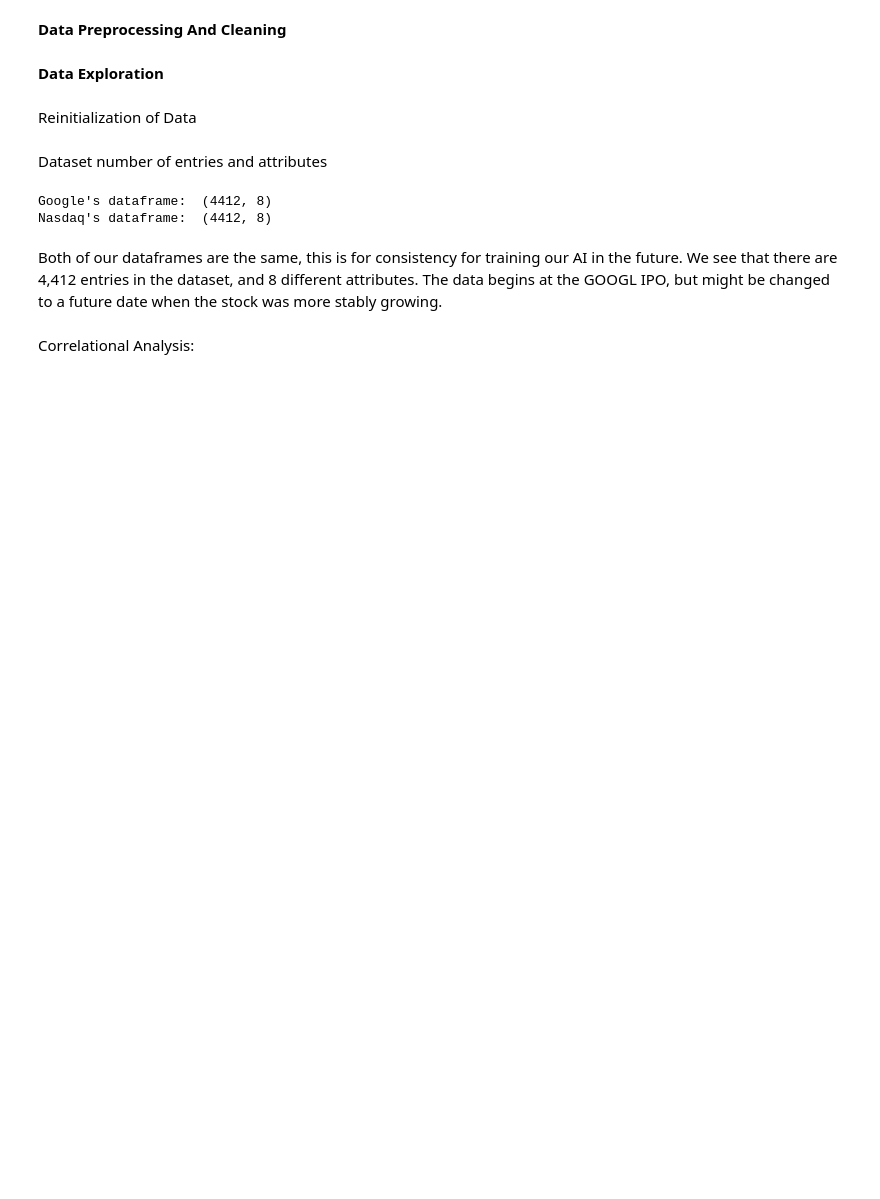
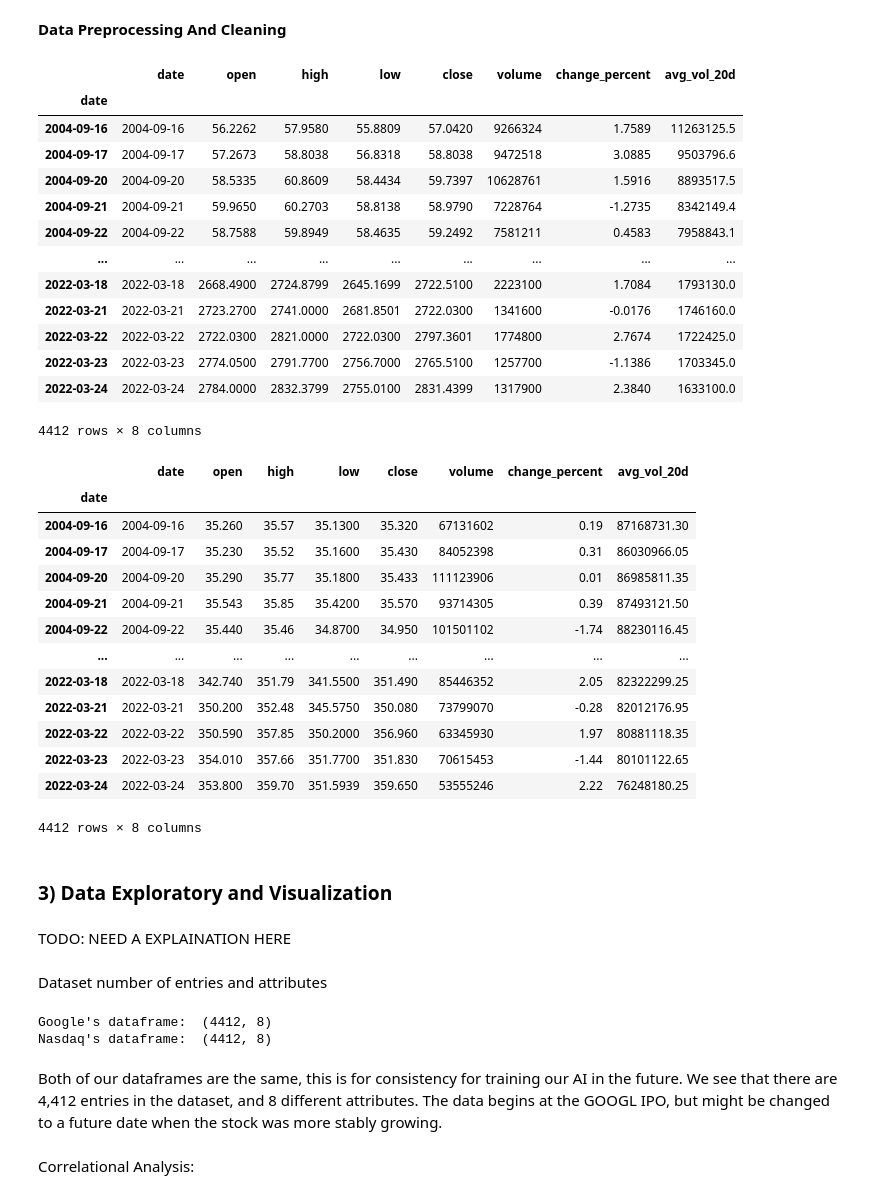
Before and after one commit to bnewman6/CMSC320FinalProjectLinNewman, a Jupyter notebook: main.ipynb, the cells around one changed output. Cells and saved outputs as stored; diff of their text form; code cells hidden in the pictures; blank space fills up the shorter version.

```diff
--- a/main.ipynb
+++ b/main.ipynb
@@ -13,8 +32,8 @@ import scipy
 # %%
 #CLEAN DATA
 # Read the CSV files
-googl_df = pd.read_csv("./data/GOOGL.csv")
-qqq_df = pd.read_csv("./data/QQQ_raw.csv")
+googl_df = pd.read_csv("./data/raw_data/GOOGL_raw.csv")
+qqq_df = pd.read_csv("./data/raw_data/QQQ_raw.csv")
 
 # Remove the adjusted close columns from both files
 googl_df.drop(columns=['Adj Close'], inplace=True)
@@ -28,35 +47,66 @@ googl_df['avg_vol_20d'] = googl_df['Volume'].rolling(window=20).mean()
 
 # Rename columns of GOOGL file to match QQQ file
 googl_df.rename(columns={
     'Date': 'date',
     'Open': 'open',
     'High': 'high',
     'Low': 'low',
     'Close': 'close',
     'Volume': 'volume'
 }, inplace=True)
 
 # Round all data in the dataframe for consistency
 googl_df = googl_df.round(4)
 qqq_df = qqq_df.round(4)
 
 # Convert the 'date' column to datetime
 googl_df['date'] = pd.to_datetime(googl_df['date'])
 qqq_df['date'] = pd.to_datetime(qqq_df['date'])
 
 # Set the date as the index
 googl_df.set_index('date', inplace=True, drop = False)
 qqq_df.set_index('date', inplace=True, drop = False)
 
 # Trim the dataframes
 googl_df = googl_df.loc['2004-09-16':'2022-03-24']
 qqq_df = qqq_df.loc['2004-09-16':'2022-03-24']
 
+display(googl_df, qqq_df)
+
 # Save the modified dataframes to new CSV files
 googl_df.to_csv("data\cleaned_data\GOOGL_cleaned.csv", index=False)
 qqq_df.to_csv("data\cleaned_data\QQQ_cleaned.csv",index=False)
+# %% [output]
+|  | date | open | high | low | close | volume | change_percent | avg_vol_20d |
+| date |  |  |  |  |  |  |  |  |
+| 2004-09-16 | 2004-09-16 | 56.2262 | 57.9580 | 55.8809 | 57.0420 | 9266324 | 1.7589 | 11263125.5 |
+| 2004-09-17 | 2004-09-17 | 57.2673 | 58.8038 | 56.8318 | 58.8038 | 9472518 | 3.0885 | 9503796.6 |
+| 2004-09-20 | 2004-09-20 | 58.5335 | 60.8609 | 58.4434 | 59.7397 | 10628761 | 1.5916 | 8893517.5 |
+| 2004-09-21 | 2004-09-21 | 59.9650 | 60.2703 | 58.8138 | 58.9790 | 7228764 | -1.2735 | 8342149.4 |
+| 2004-09-22 | 2004-09-22 | 58.7588 | 59.8949 | 58.4635 | 59.2492 | 7581211 | 0.4583 | 7958843.1 |
+| ... | ... | ... | ... | ... | ... | ... | ... | ... |
+| 2022-03-18 | 2022-03-18 | 2668.4900 | 2724.8799 | 2645.1699 | 2722.5100 | 2223100 | 1.7084 | 1793130.0 |
+| 2022-03-21 | 2022-03-21 | 2723.2700 | 2741.0000 | 2681.8501 | 2722.0300 | 1341600 | -0.0176 | 1746160.0 |
+| 2022-03-22 | 2022-03-22 | 2722.0300 | 2821.0000 | 2722.0300 | 2797.3601 | 1774800 | 2.7674 | 1722425.0 |
+| 2022-03-23 | 2022-03-23 | 2774.0500 | 2791.7700 | 2756.7000 | 2765.5100 | 1257700 | -1.1386 | 1703345.0 |
+| 2022-03-24 | 2022-03-24 | 2784.0000 | 2832.3799 | 2755.0100 | 2831.4399 | 1317900 | 2.3840 | 1633100.0 |
+4412 rows × 8 columns
+|  | date | open | high | low | close | volume | change_percent | avg_vol_20d |
+| date |  |  |  |  |  |  |  |  |
+| 2004-09-16 | 2004-09-16 | 35.260 | 35.57 | 35.1300 | 35.320 | 67131602 | 0.19 | 87168731.30 |
+| 2004-09-17 | 2004-09-17 | 35.230 | 35.52 | 35.1600 | 35.430 | 84052398 | 0.31 | 86030966.05 |
+| 2004-09-20 | 2004-09-20 | 35.290 | 35.77 | 35.1800 | 35.433 | 111123906 | 0.01 | 86985811.35 |
+| 2004-09-21 | 2004-09-21 | 35.543 | 35.85 | 35.4200 | 35.570 | 93714305 | 0.39 | 87493121.50 |
+| 2004-09-22 | 2004-09-22 | 35.440 | 35.46 | 34.8700 | 34.950 | 101501102 | -1.74 | 88230116.45 |
+| ... | ... | ... | ... | ... | ... | ... | ... | ... |
+| 2022-03-18 | 2022-03-18 | 342.740 | 351.79 | 341.5500 | 351.490 | 85446352 | 2.05 | 82322299.25 |
+| 2022-03-21 | 2022-03-21 | 350.200 | 352.48 | 345.5750 | 350.080 | 73799070 | -0.28 | 82012176.95 |
+| 2022-03-22 | 2022-03-22 | 350.590 | 357.85 | 350.2000 | 356.960 | 63345930 | 1.97 | 80881118.35 |
+| 2022-03-23 | 2022-03-23 | 354.010 | 357.66 | 351.7700 | 351.830 | 70615453 | -1.44 | 80101122.65 |
+| 2022-03-24 | 2022-03-24 | 353.800 | 359.70 | 351.5939 | 359.650 | 53555246 | 2.22 | 76248180.25 |
+4412 rows × 8 columns
-# %% [markdown]
-****Data Exploration****
-# %% [markdown]
-Reinitialization of Data
+# %% [markdown]
+<h3>3) Data Exploratory and Visualization</h3>
+# %% [markdown]
+TODO: NEED A EXPLAINATION HERE
 # %%
```
Also changed, not shown: parts of 39 cells of this notebook, 4 other files.
